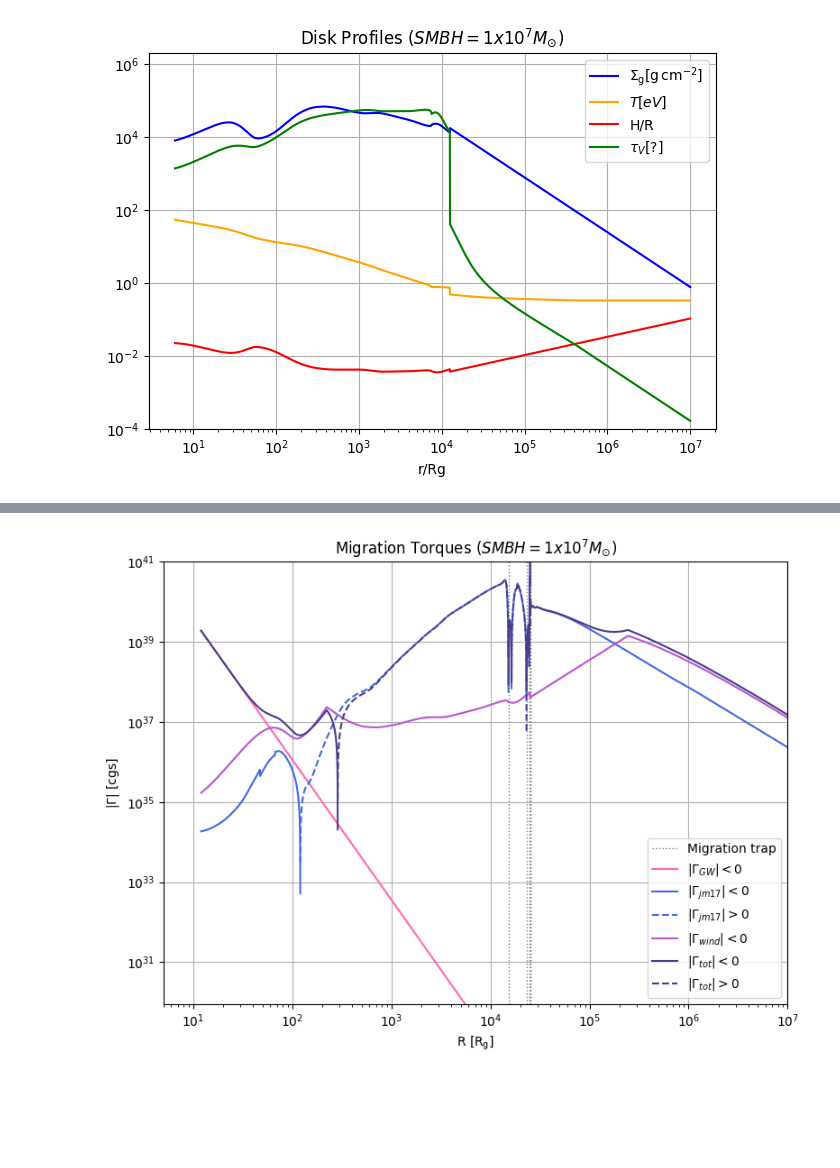
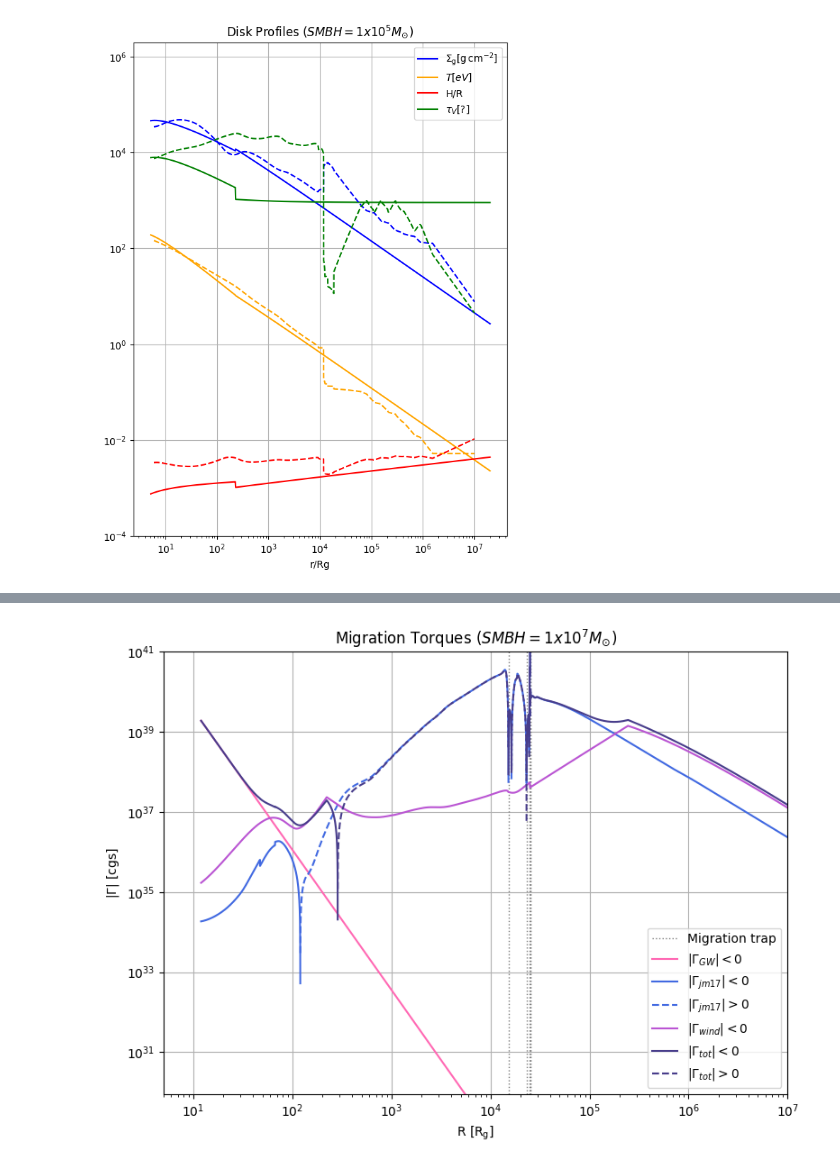
Before and after one commit to jt-stevenson/EMRIs_test, a Jupyter notebook: disk_profiles.ipynb, the cells around one changed output, grey strips where cells are left out. Saved outputs shown, nothing was run; the diff lists cells and outputs as text; code cells hidden in the pictures; blank space fills up the shorter version.

```diff
--- a/disk_profiles.ipynb
+++ b/disk_profiles.ipynb
@@ -86,13 +192,72 @@ Mdisk/Mbh = 0.41539706766642476
 # %%
+mass_sec=np.genfromtxt("BHs_single_Zsun_rapid_nospin.dat",usecols=(0),skip_header=3,unpack=True)
+
+winds=True
+
+MBH_power=5
+
+MBH_digit=1
+
+Mbh=MBH_digit * 10**MBH_power * ct.MSun
+
+Mmean=10 * ct.MSun
+
+alpha=0.1
+eps=0.1
+spin=0.9
+le=0.01
+
+Ledd=jscript.Ledd(Mbh, X=0.7)
+Mdot_edd = Ledd / (eps*ct.c ** 2)
+Mdot = le * Mdot_edd
+
+mdot=Mdot/Mdot_edd
+
+print(mdot)
+
+TT='G23'
+DT='NT'
+
+if DT=="SG":
+    disk = pagn.SirkoAGN(Mbh=Mbh, alpha=alpha, le=le, eps=eps)
+    Rmin = disk.Rmin
+    Rmax = disk.Rmax
+    disk.solve_disk()
+
+if DT=="NT":
+    disk = Novikov.NovikovThorneAGN(Mbh=Mbh, alpha=alpha, mdot=mdot, eps=eps, spin=spin)
+    Rmin = disk.Rmin
+    Rmax = disk.Rmax
+    disk.solve_disk()
+
+disk2 = pagn.SirkoAGN(Mbh=Mbh, alpha=alpha, le=le, eps=eps)
+Rmin = disk2.Rmin
+Rmax = disk2.Rmax
+disk2.solve_disk()
+
+sigma, T, H, rho0, R, hr = NT_disc_solver(MBH=Mbh, alpha=alpha, mdot=mdot, eps=eps, spin=spin, steps=int(1e4), le=None)
+
+
+R_G=Mbh * ct.G /(ct.c*ct.c)
+
+Rsch = 2 * ct.G * Mbh / ct.c**2
+Rs = disk.R / Rsch
+
 colour='plasma'
 cmap = plt.colormaps[colour]
 
+plt.figure(figsize=(6, 8))
+plt.plot(disk.R/(R_G), 2*disk.h*disk.rho*ct.SI_to_gcm2, label = r'$\Sigma_{\rm g} [{\rm g \, cm}^{-2}]$', color='b')
+plt.plot(disk.R/(R_G), disk.T*jscript.K_to_eV, label = r"$T [eV] $", color='orange')
+plt.plot(disk.R/(R_G), disk.h/disk.R, label = r"H/R", color='r')
+plt.plot(disk.R/(R_G), disk.tauV, label = r'$\tau_V [?]$', color='g')
+plt.xlabel("r/Rg")
 
-plt.plot(disk.R/(2*R_G), 2*disk.h*disk.rho*ct.SI_to_gcm2, label = r'$\Sigma_{\rm g} [{\rm g \, cm}^{-2}]$', color='b')
-plt.plot(disk.R/(2*R_G), disk.T*jscript.K_to_eV, label = r"$T [eV] $", color='orange')
-plt.plot(disk.R/(2*R_G), disk.h/disk.R, label = r"H/R", color='r')
-plt.plot(disk.R/(2*R_G), disk.tauV, label = r'$\tau_V [?]$', color='g')
-plt.xlabel("r/Rg")
+plt.plot(disk2.R/(2*R_G), 2*disk2.h*disk2.rho*ct.SI_to_gcm2, color='b', linestyle='--')
+plt.plot(disk2.R/(2*R_G), disk2.T*jscript.K_to_eV,  color='orange', linestyle='--')
+plt.plot(disk2.R/(2*R_G), disk2.h/disk2.R,  color='r', linestyle='--')
+plt.plot(disk2.R/(2*R_G), disk2.tauV,  color='g', linestyle='--')
+
 
 plt.ylim(1e-4, 2e6)
 plt.xscale('log')
@@ -104,6 +269,6 @@ plt.legend()
 
 plt.grid()
 plt.tight_layout()
-# plt.savefig(f'Torques/{DT}/Wind/SG_profiles_MBH{MBH_digit}e{MBH_power}_alpha{alpha}.pdf')
+# plt.savefig(f'Torques/{DT}/Wind/disc_profiles_MBH{MBH_digit}e{MBH_power}_alpha{alpha}.pdf')
 plt.show()
 # %% [output]
@@ -110,2 +292,2 @@ plt.show()
-[figure, old version]
+[figure, new version]
 # %%
```
Also changed, not shown: parts of 10 cells of this notebook.
